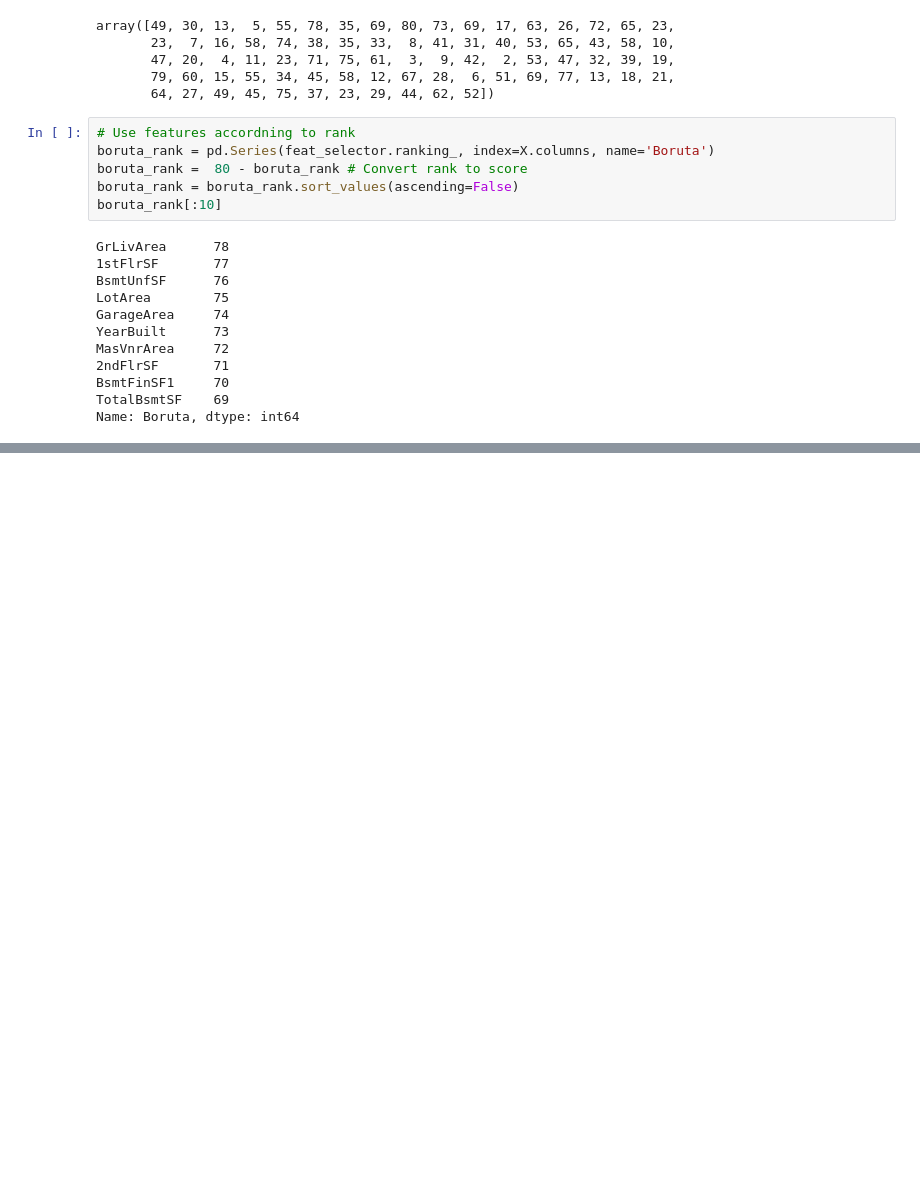
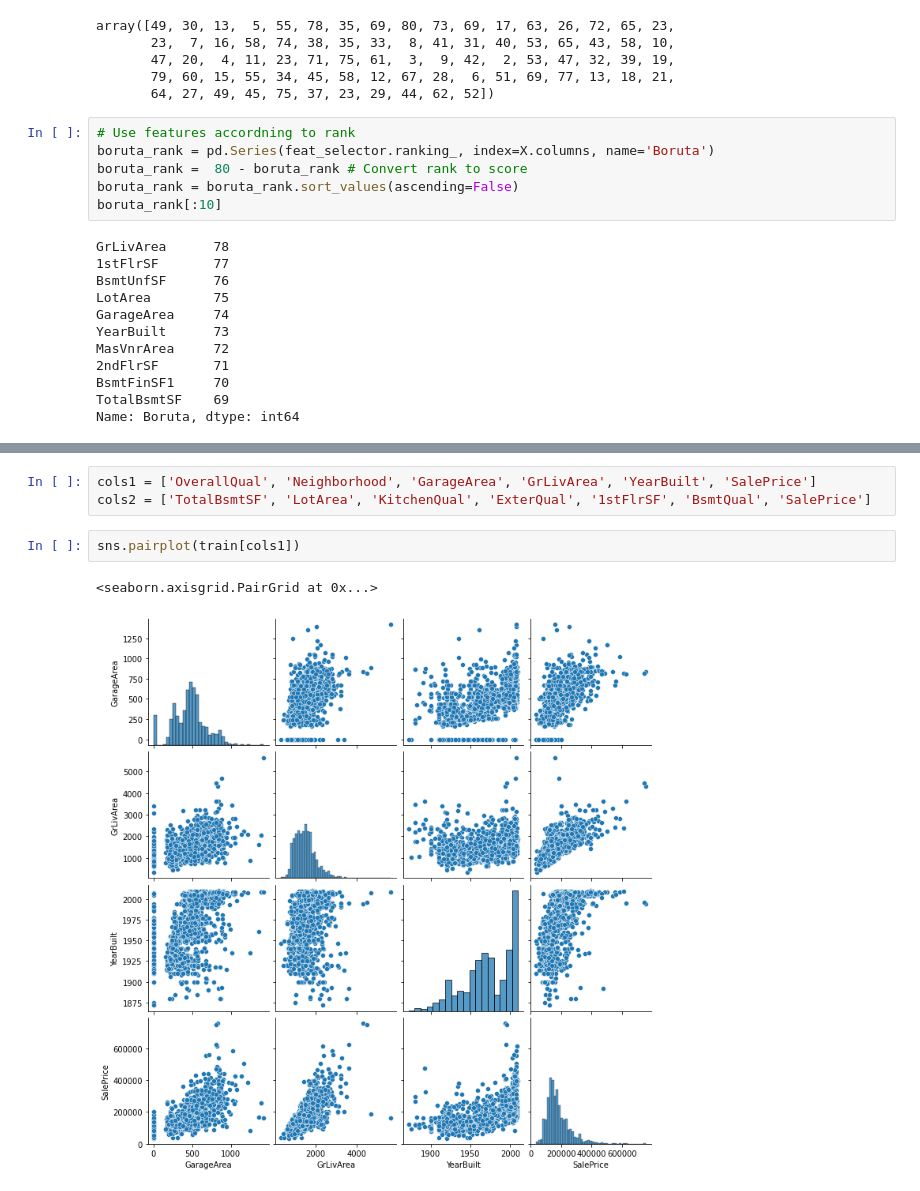
Before and after one commit to lustraka/Predict_Ames_House_Prices, a Jupyter notebook: collab/Ames-Housing-EDA.ipynb, the cells around one changed output, grey strips where cells are left out. Cells and saved outputs as stored; diff of their text form; blank space fills up the shorter version.

```diff
--- a/collab/Ames-Housing-EDA.ipynb
+++ b/collab/Ames-Housing-EDA.ipynb
@@ -511,3 +477,11 @@ top_features
 | MasVnrArea | NaN | NaN | 72.0 |
 | 2ndFlrSF | NaN | NaN | 71.0 |
 | BsmtFinSF1 | NaN | NaN | 70.0 |
+# %%
+cols1 = ['OverallQual', 'Neighborhood', 'GarageArea', 'GrLivArea', 'YearBuilt', 'SalePrice']
+cols2 = ['TotalBsmtSF', 'LotArea', 'KitchenQual', 'ExterQual', '1stFlrSF', 'BsmtQual', 'SalePrice']
+# %%
+sns.pairplot(train[cols1])
+# %% [output]
+<seaborn.axisgrid.PairGrid at 0x...>
+[figure, added]
```
Also changed, not shown: parts of 26 cells of this notebook.
